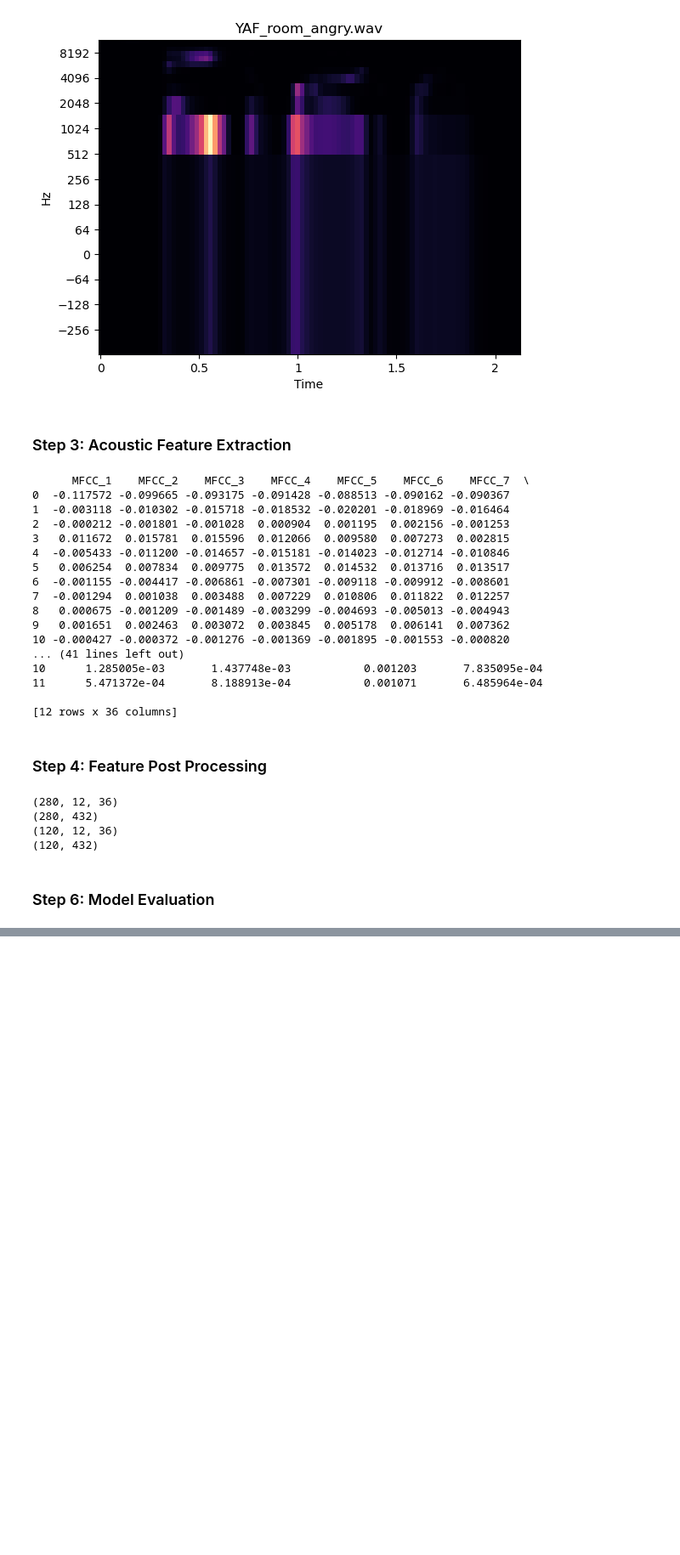
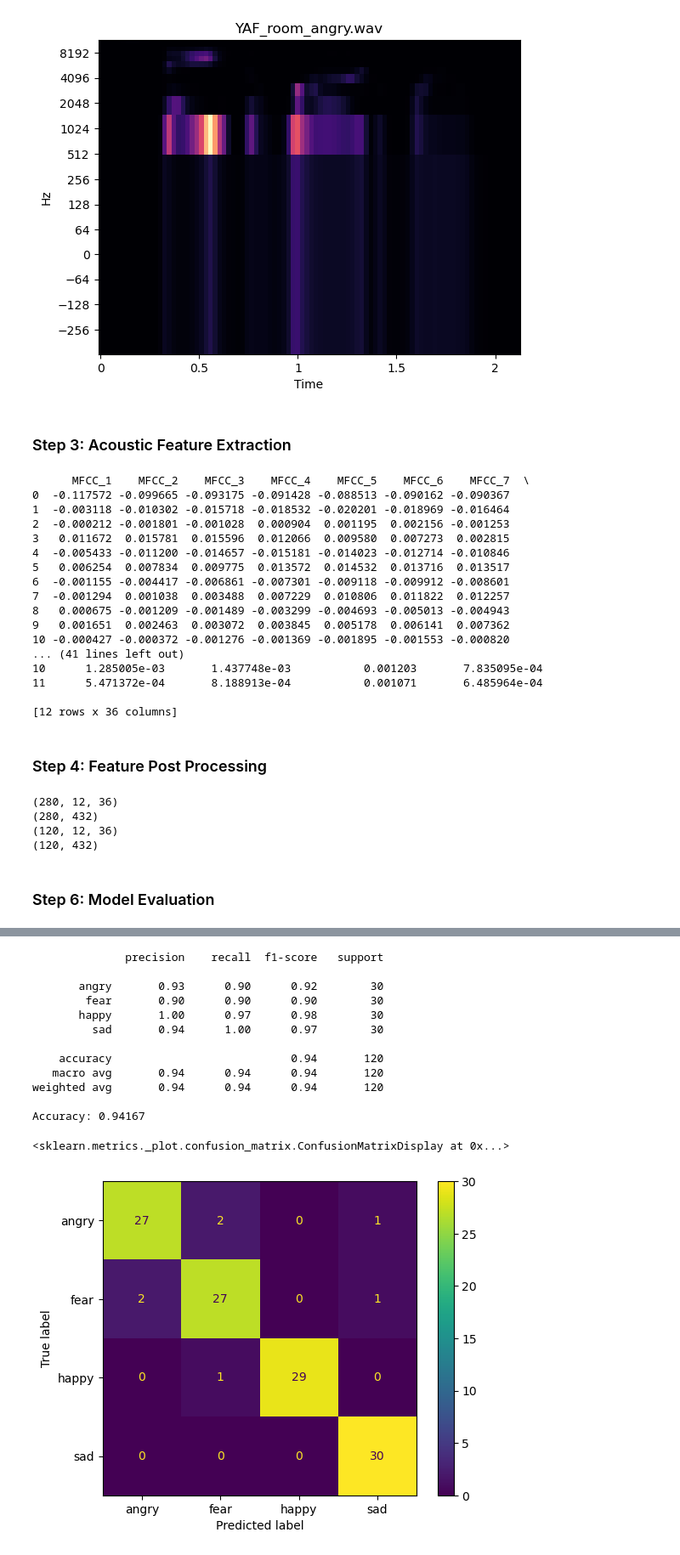
Before and after one commit to kanielv/MML, a Jupyter notebook: Assignment3/src/assignment3.ipynb, the cells around one changed output, grey strips where cells are left out. Shown: that part at 85% size. Cells and saved outputs as stored; diff of their text form; code cells hidden in the pictures; blank space fills up the shorter version.

```diff
--- a/Assignment3/src/assignment3.ipynb
+++ b/Assignment3/src/assignment3.ipynb
@@ -214,6 +214,14 @@ rf = RandomForestClassifier(n_estimators=10, random_state=42)
 rf.fit(X_train, y_train)
 
 rf_pred = rf.predict(X_test)
+# %%
+# Support Vector Machine
+from sklearn import svm
+
+svm_rbf = svm.SVC(kernel='rbf')
+svm_rbf.fit(X_train, y_train)
+
+svm_rbf_pred = svm_rbf.predict(X_test)
 # %% [markdown]
 ### Step 6: Model Evaluation
 # %%
@@ -252,0 +286,29 @@ Accuracy: 0.95
+# %%
+# Model Evaluation for SVM
+
+results = classification_report(y_test, svm_rbf_pred)
+print(results)
+
+accuracy = accuracy_score(y_test, svm_rbf_pred)
+print("Accuracy: %.5f" % accuracy)
+
+predictions = rf.predict(X_test)
+cm = confusion_matrix(y_test, svm_rbf_pred)
+
+disp = ConfusionMatrixDisplay(confusion_matrix=cm, display_labels=svm_rbf.classes_)
+disp.plot()
+# %% [output]
+              precision    recall  f1-score   support
+
+       angry       0.93      0.90      0.92        30
+        fear       0.90      0.90      0.90        30
+       happy       1.00      0.97      0.98        30
+         sad       0.94      1.00      0.97        30
+
+    accuracy                           0.94       120
+   macro avg       0.94      0.94      0.94       120
+weighted avg       0.94      0.94      0.94       120
+
+Accuracy: 0.94167
+<sklearn.metrics._plot.confusion_matrix.ConfusionMatrixDisplay at 0x...>
+[figure, added]
```
Also changed, not shown: parts of 3 cells of this notebook.
